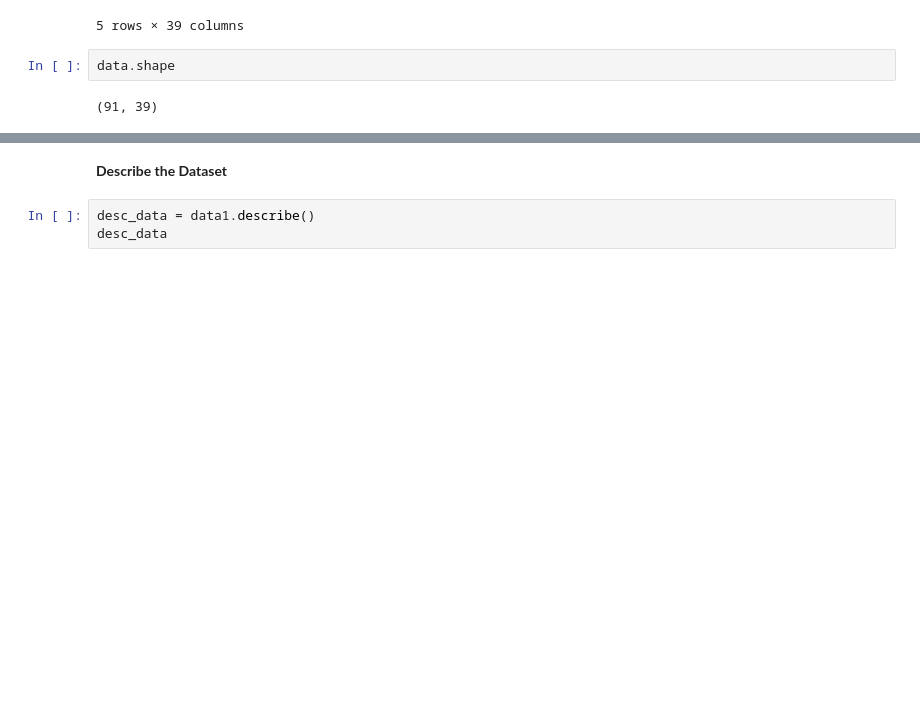
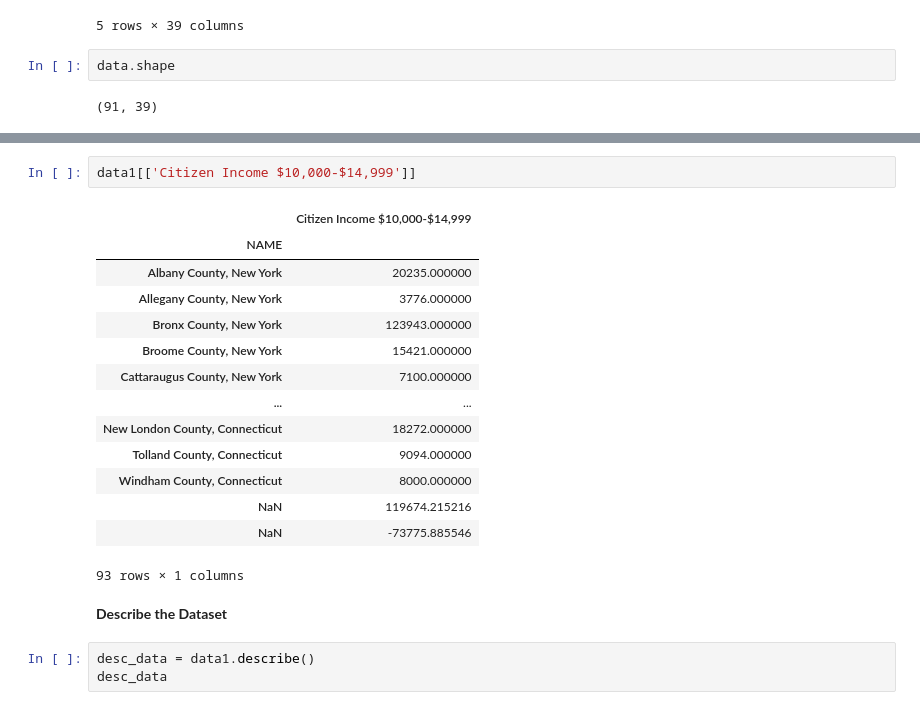
Before and after one commit to monikasivilli/Capstone-Project, a Jupyter notebook: LinReg.ipynb, the cells around one changed output, grey strips where cells are left out. Saved outputs shown, nothing was run; the diff lists cells and outputs as text; blank space fills up the shorter version.

```diff
--- a/LinReg.ipynb
+++ b/LinReg.ipynb
@@ -54,3 +47,20 @@ data1.head()
+# %%
+data1[['Citizen Income $10,000-$14,999']]
+# %% [output]
+|  | Citizen Income $10,000-$14,999 |
+| NAME |  |
+| Albany County, New York | 20235.000000 |
+| Allegany County, New York | 3776.000000 |
+| Bronx County, New York | 123943.000000 |
+| Broome County, New York | 15421.000000 |
+| Cattaraugus County, New York | 7100.000000 |
+| ... | ... |
+| New London County, Connecticut | 18272.000000 |
+| Tolland County, Connecticut | 9094.000000 |
+| Windham County, Connecticut | 8000.000000 |
+| NaN | 119674.215216 |
+| NaN | -73775.885546 |
+93 rows × 1 columns
 # %% [markdown]
 __Describe the Dataset__
 # %%
```
Also changed, not shown: parts of 3 cells of this notebook.
